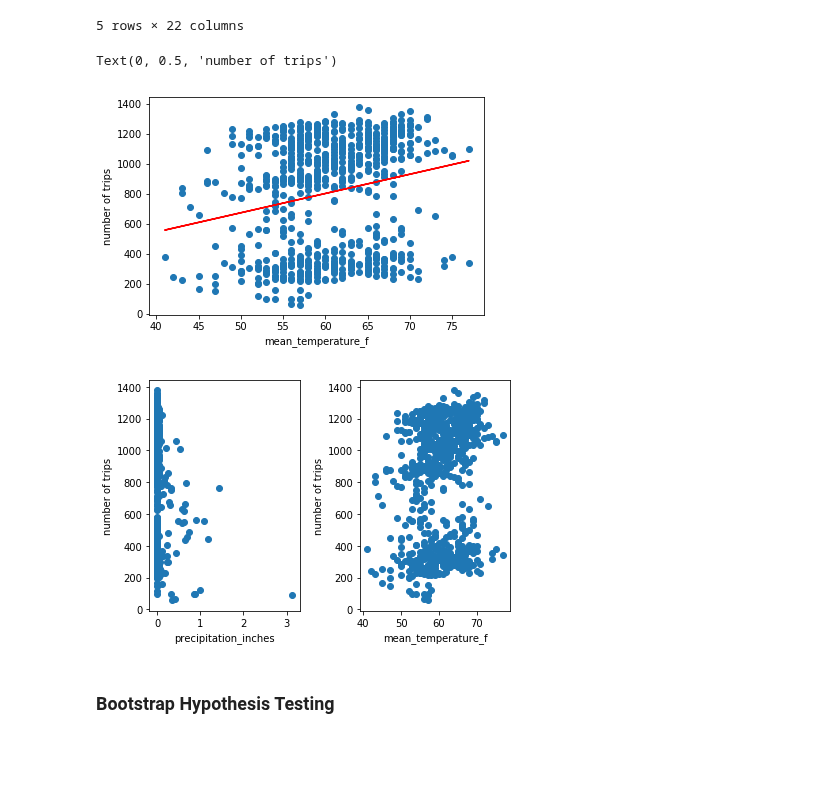
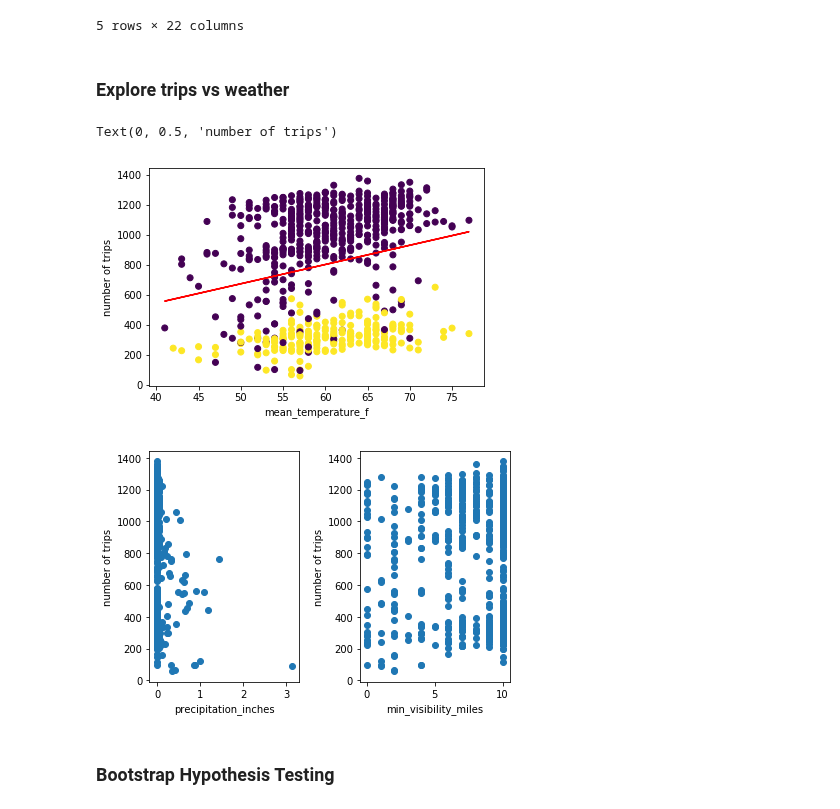
Before and after one commit to jslaga/SpringboardDSC, a Jupyter notebook: Capstone1/Capstone.ipynb, the cells around one changed output. Drawn from its saved outputs; the diff is of its cells as text; code cells hidden in the pictures; blank space fills up the shorter version.

```diff
--- a/Capstone1/Capstone.ipynb
+++ b/Capstone1/Capstone.ipynb
@@ -598,19 +600,22 @@ daily_trips_df.head()
 daily_trips_df.rename(columns={'key_0':'date'}, inplace=True)
 daily_trips_df.drop(columns=['date_x','date_y'], axis=1, inplace= True)
 daily_trips_df.reset_index(drop=True, inplace=True)
+# %% [markdown]
+### Explore trips vs weather
 # %%
-plt.scatter(daily_trips_df.mean_temperature_f, daily_trips_df.trips)
+plt.scatter(daily_trips_df.mean_temperature_f, daily_trips_df.trips, c=daily_trips_df.weekday)
+# after viewing the distinct clusters added weekday dimension to see if clusters were due to day of week
 
 # Fit with polyfit
 b, m = polyfit(daily_trips_df.mean_temperature_f, daily_trips_df.trips, 1)
 
 plt.plot(daily_trips_df.mean_temperature_f, b + m * daily_trips_df.mean_temperature_f, '-', color='red')
 
 plt.xlabel('mean_temperature_f')
 plt.ylabel('number of trips')
 # %% [output]
 Text(0, 0.5, 'number of trips')
-[figure, old version]
+[figure, new version]
 # %%
 plt.subplot(121)
 plt.scatter(daily_trips_df.precipitation_inches, daily_trips_df.trips)
@@ -620,14 +625,14 @@ plt.ylabel('number of trips')
 
 
 plt.subplot(122)
-plt.scatter(daily_trips_df.mean_temperature_f, daily_trips_df.trips)
+plt.scatter(daily_trips_df.min_visibility_miles, daily_trips_df.trips)
 
-plt.xlabel('mean_temperature_f')
+plt.xlabel('min_visibility_miles')
 plt.ylabel('number of trips')
 
 plt.tight_layout()
 # %% [output]
-[figure, old version]
+[figure, new version]
 # %% [markdown]
 ### Bootstrap Hypothesis Testing
 # %%
```
Also changed, not shown: parts of 8 cells of this notebook.
